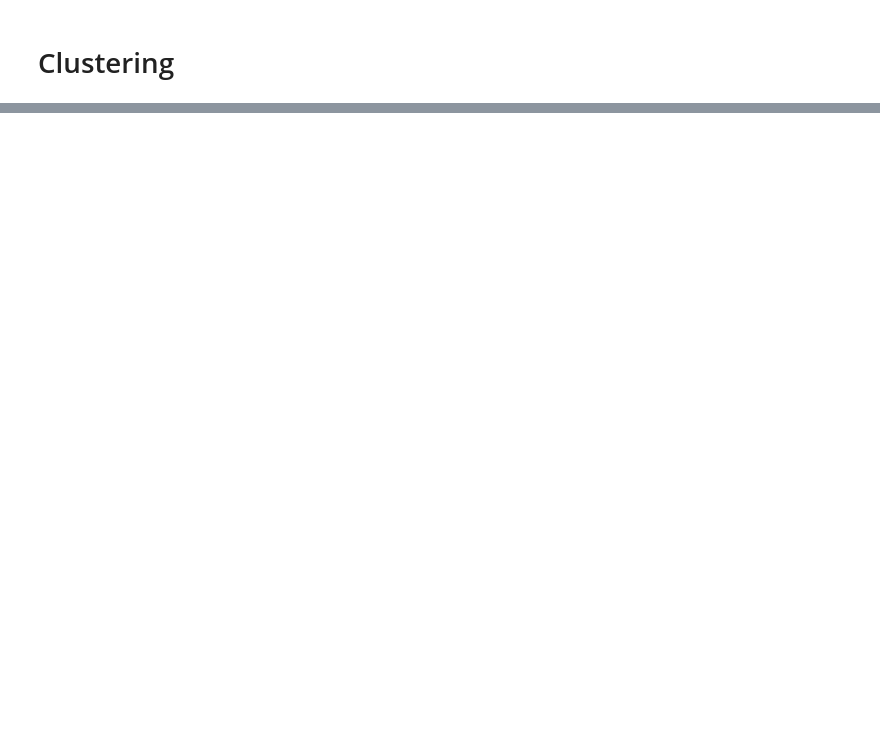
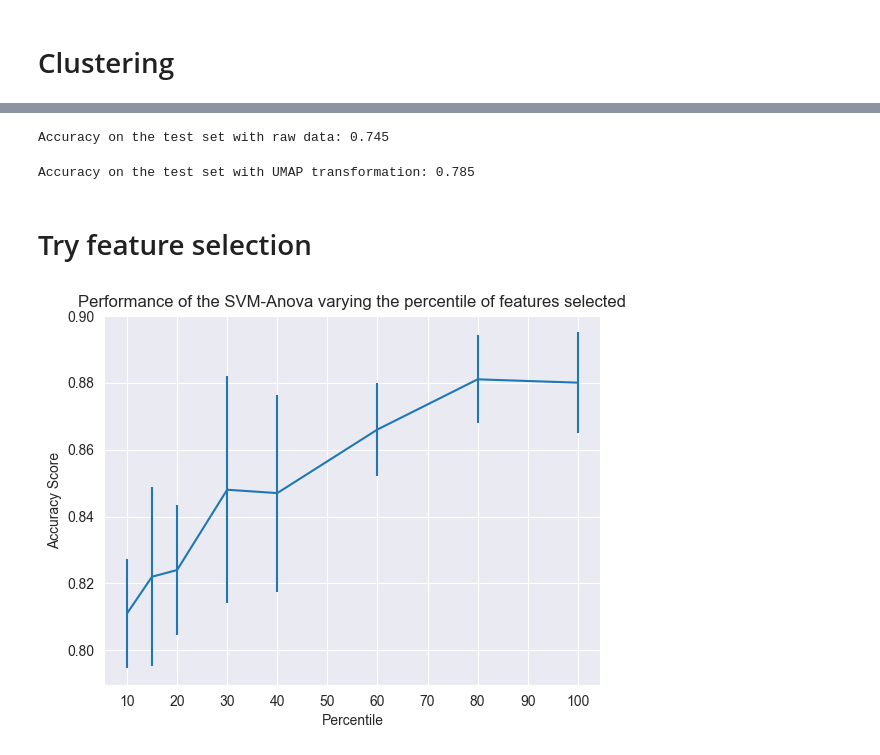
Before and after one commit to AHruler/Exploring-Audio-Anomaly-ML, a Jupyter notebook: Cluster_and_OneClassSVM.ipynb, the cells around one changed output, grey strips where cells are left out. Drawn from its saved outputs; the diff is of its cells as text; code cells hidden in the pictures; blank space fills up the shorter version.

```diff
--- a/Cluster_and_OneClassSVM.ipynb
+++ b/Cluster_and_OneClassSVM.ipynb
@@ -171,0 +204,11 @@ array([[125, 111],
+# %%
+# Classification with a linear SVM
+svc = LinearSVC(dual=False, random_state=123)
+params_grid = {"C": [10 ** k for k in range(-3, 4)]}
+clf = GridSearchCV(svc, params_grid)
+clf.fit(X_train, y_train)
+print(
+    "Accuracy on the test set with raw data: {:.3f}".format(clf.score(X_test, y_test))
+)
+# %% [output]
+Accuracy on the test set with raw data: 0.745
@@ -171,0 +224,47 @@ array([[125, 111],
+# %%
+clf_pipeline = GridSearchCV(pipeline, params_grid_pipeline)
+clf_pipeline.fit(X_train, y_train)
+print(
+    "Accuracy on the test set with UMAP transformation: {:.3f}".format(
+        clf_pipeline.score(X_test, y_test)    )
+)
+# %% [output]
+Accuracy on the test set with UMAP transformation: 0.785
+# %% [markdown]
+# Try feature selection
+# %%
+from sklearn.feature_selection import SelectKBest, chi2
+from sklearn.feature_selection import SelectPercentile, f_classif
+from sklearn.model_selection import cross_val_score
+
+# Create a feature-selection transform, a scaler and an instance of SVM that we
+# combine together to have a full-blown estimator
+
+clf = Pipeline(
+    [
+        ("anova", SelectPercentile(f_classif)),
+        ("scaler", StandardScaler()),
+        ("svc", SVC(gamma="auto")),
+    ]
+)
+# %%
+score_means = list()
+score_stds = list()
+percentiles = (10, 15, 20, 30, 40, 60, 80, 100)
+X=cepstral_features
+y=label
+for percentile in percentiles:
+    clf.set_params(anova__percentile=percentile)
+    this_scores = cross_val_score(clf, X, y)
+    score_means.append(this_scores.mean())
+    score_stds.append(this_scores.std())
+
+plt.errorbar(percentiles, score_means, np.array(score_stds))
+plt.title("Performance of the SVM-Anova varying the percentile of features selected")
+plt.xticks(np.linspace(0, 100, 11, endpoint=True))
+plt.xlabel("Percentile")
+plt.ylabel("Accuracy Score")
+plt.axis("tight")
+plt.show()
+# %% [output]
+[figure, added]
```
Also changed, not shown: parts of 40 cells of this notebook, 14 other files.
